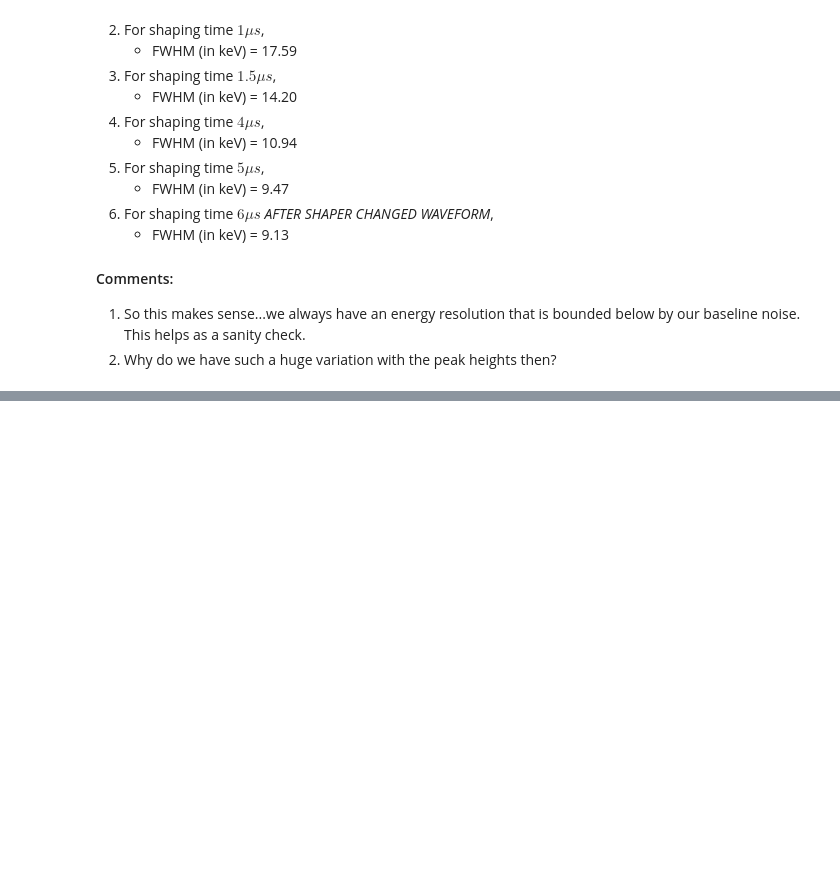
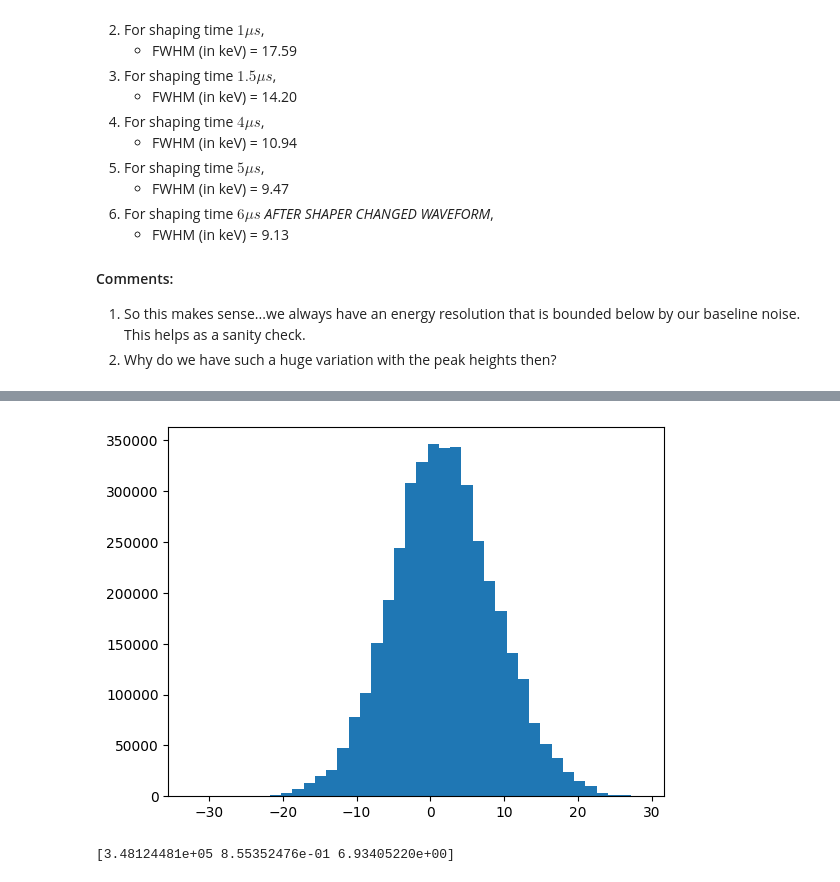
Before and after one commit to arathi-suraj/aramaki-lab-code, a Jupyter notebook: snr.ipynb, the cells around one changed output, grey strips where cells are left out. Cells and saved outputs as stored; diff of their text form; code cells hidden in the pictures; blank space fills up the shorter version.

```diff
--- a/snr.ipynb
+++ b/snr.ipynb
@@ -757,0 +814,10 @@ The FWHM of the baseline noise in energy units is 9.13 keV
+# %%
+bin_num = 40
+n, b, p = plt.hist(noise_array.flatten(), bins=bin_num)
+# %% [output]
+[figure, added]
+# %%
+popt, pcov = curve_fit(Gauss, b[0:len(n)], n, p0=[350000, 0, 10])
+print(popt)
+# %% [output]
+[3.48124481e+05 8.55352476e-01 6.93405220e+00]
```
Also changed, not shown: parts of 12 cells of this notebook.
